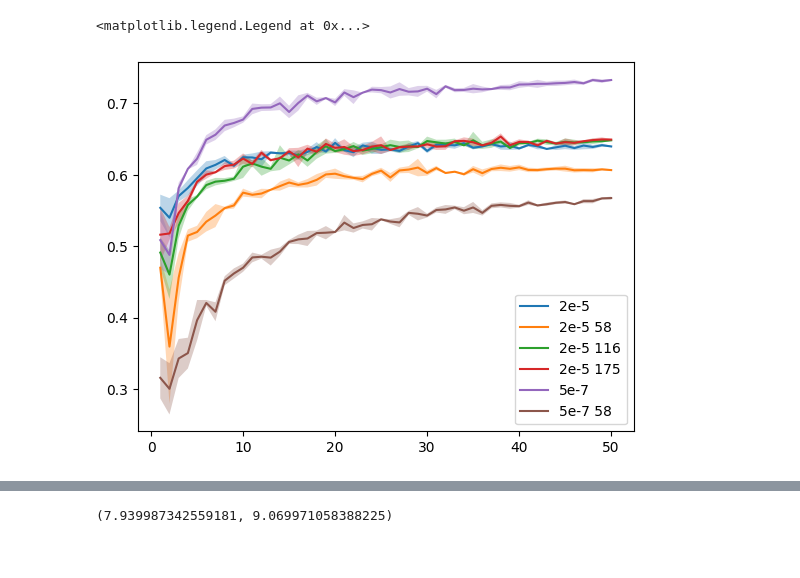
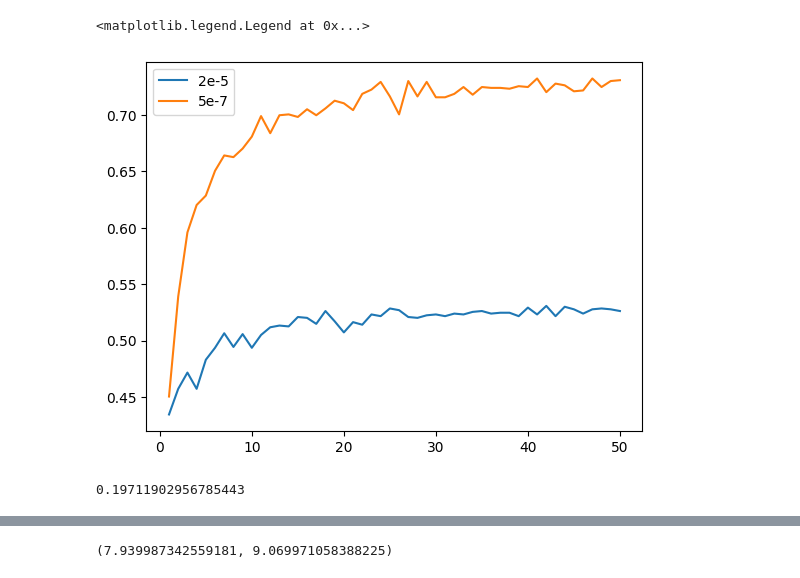
Before and after one commit to katiekang1998/reasoning_data, a Jupyter notebook: gsm8k_orig_maj_n.ipynb, the cells around one changed output, grey strips where cells are left out. Saved outputs shown, nothing was run; the diff lists cells and outputs as text; code cells hidden in the pictures.

```diff
--- a/gsm8k_orig_maj_n.ipynb
+++ b/gsm8k_orig_maj_n.ipynb
@@ -46,7 +46,7 @@ def get_n_maj_acc(arr, n, num_samples=1):
         o.append(np.mean(maj_correct_all))
     return np.mean(o)
 # %%
-X = np.load("ckpts/"+"gsm8k_orig_6epochs_full_lr2e-05_bs128"+"/checkpoint-348/test_answers50_seed2.npy")
+X = np.load("ckpts/"+"gsm8k_orig_6epochs_full_lr5e-05_bs128"+"/checkpoint-348/test_answers50_seed2_temp0.8.npy")
 
 majN_5 = []
 for n in tqdm.tqdm(range(1, 51)):
@@ -84,26 +60,9 @@ for n in tqdm.tqdm(range(1, 51)):
-# %%
-plt.plot(range(1, 51), np.mean(majN_5, axis=1), label="2e-5")
-plt.fill_between(range(1, 51), np.mean(majN_5, axis=1) - np.std(majN_5, axis=1), np.mean(majN_5, axis=1) + np.std(majN_5, axis=1), alpha=0.3)
-
-
-plt.plot(range(1, 51), np.mean(majN_5_58, axis=1), label="2e-5 58")
-plt.fill_between(range(1, 51), np.mean(majN_5_58, axis=1) - np.std(majN_5_58, axis=1), np.mean(majN_5_58, axis=1) + np.std(majN_5_58, axis=1), alpha=0.3)
-
-plt.plot(range(1, 51), np.mean(majN_5_116, axis=1), label="2e-5 116")
-plt.fill_between(range(1, 51), np.mean(majN_5_116, axis=1) - np.std(majN_5_116, axis=1), np.mean(majN_5_116, axis=1) + np.std(majN_5_116, axis=1), alpha=0.3)
-
-plt.plot(range(1, 51), np.mean(majN_5_175, axis=1), label="2e-5 175")
-plt.fill_between(range(1, 51), np.mean(majN_5_175, axis=1) - np.std(majN_5_175, axis=1), np.mean(majN_5_175, axis=1) + np.std(majN_5_175, axis=1), alpha=0.3)
-
-plt.plot(range(1, 51), np.mean(majN_7, axis=1), label="5e-7")
-plt.fill_between(range(1, 51), np.mean(majN_7, axis=1) - np.std(majN_7, axis=1), np.mean(majN_7, axis=1) + np.std(majN_7, axis=1), alpha=0.3)
-
-
-plt.plot(range(1, 51), np.mean(majN_7_58, axis=1), label="5e-7 58")
-plt.fill_between(range(1, 51), np.mean(majN_7_58, axis=1) - np.std(majN_7_58, axis=1), np.mean(majN_7_58, axis=1) + np.std(majN_7_58, axis=1), alpha=0.3)
-
-
-plt.legend()
-# %% [output]
-<matplotlib.legend.Legend at 0x...>
-[figure, removed]
+# %%
+plt.plot(range(1, 51), majN_5, label="2e-5")
+
+plt.plot(range(1, 51), majN_7, label="5e-7")
+
+plt.legend()
+# %% [output]
+<matplotlib.legend.Legend at 0x...>
+[figure, added]
@@ -109,0 +105,4 @@ plt.legend()
+# %%
+((maj_correct_all_5==0)*(maj_correct_all_7==0)).mean()
+# %% [output]
+0.19711902956785443
```
Also changed, not shown: parts of 29 cells of this notebook, 8 other files.
